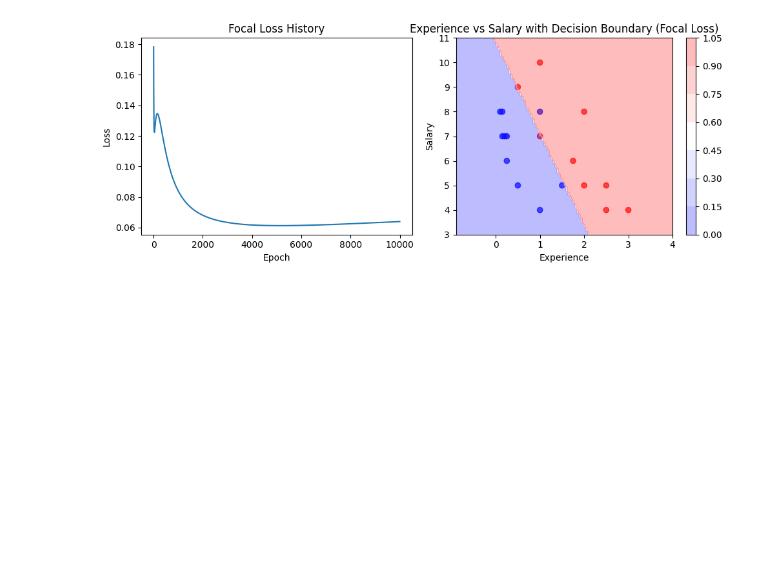
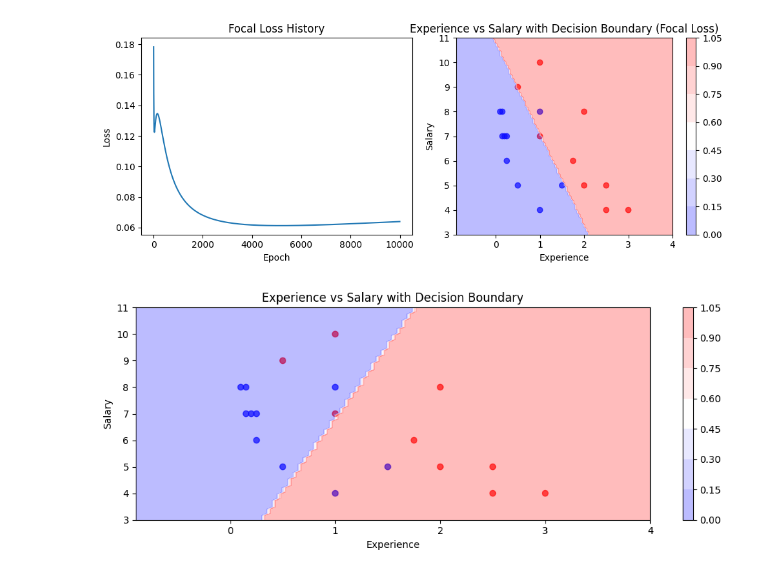
Before and after one commit to NoVeTe36/dl2025, a Jupyter notebook: Labwork3/main.ipynb, the cells around one changed output. Drawn from its saved outputs; the diff is of its cells as text; code cells hidden in the pictures; blank space fills up the shorter version.

```diff
--- a/Labwork3/main.ipynb
+++ b/Labwork3/main.ipynb
@@ -195,3 +198,37 @@ Epoch 9800/10000, Loss: 0.0638, Weights: [-12.282757167642362, 4.228620093902063
 Epoch 9900/10000, Loss: 0.0639, Weights: [-12.325378384365791, 4.238873317371495, 1.143390783010194]
 Final weights (Focal Loss): [-12.367129725672317, 4.248922536943706, 1.1478245411240156]
 [figure]
+# %%
+weights = [0.32927284727520584, 1.3358826368394727, -0.24359505100382328]
+# draw the decision boundary
+def draw_decision_boundary(X, y, weights):
+    plt.figure(figsize=(10, 4))
+    plt.scatter(X[:, 1], X[:, 2], c=y, cmap='bwr', alpha=0.7)
+    plt.xlabel('Experience')
+    plt.ylabel('Salary')
+    plt.title('Experience vs Salary with Decision Boundary')
+
+    x_min, x_max = min(X[:, 1]) - 1, max(X[:, 1]) + 1
+    y_min, y_max = min(X[:, 2]) - 1, max(X[:, 2]) + 1
+    xx, yy = np.meshgrid(np.linspace(x_min, x_max, 100), np.linspace(y_min, y_max, 100))
+
+    Z = np.array([predict([1, x1, x2], weights) for x1, x2 in zip(xx.ravel(), yy.ravel())])
+    Z = Z.reshape(xx.shape)
+
+    plt.contourf(xx, yy, Z, alpha=0.3, cmap='bwr')
+    plt.colorbar()
+    plt.tight_layout()
+    plt.show()
+
+# Example usage
+if __name__ == "__main__":
+    with open("data/loan2.csv", "r") as f:
+        lines = f.readlines()
+        data = [list(map(float, line.strip().split(","))) for line in lines[1:]]
+
+        X = np.array([[1, row[0], row[1]] for row in data])
+        y = np.array([row[-1] for row in data])
+
+        draw_decision_boundary(X, y, weights)
+# %% [output]
+[figure, added]
```
Also changed, not shown: parts of 1 cell of this notebook.
